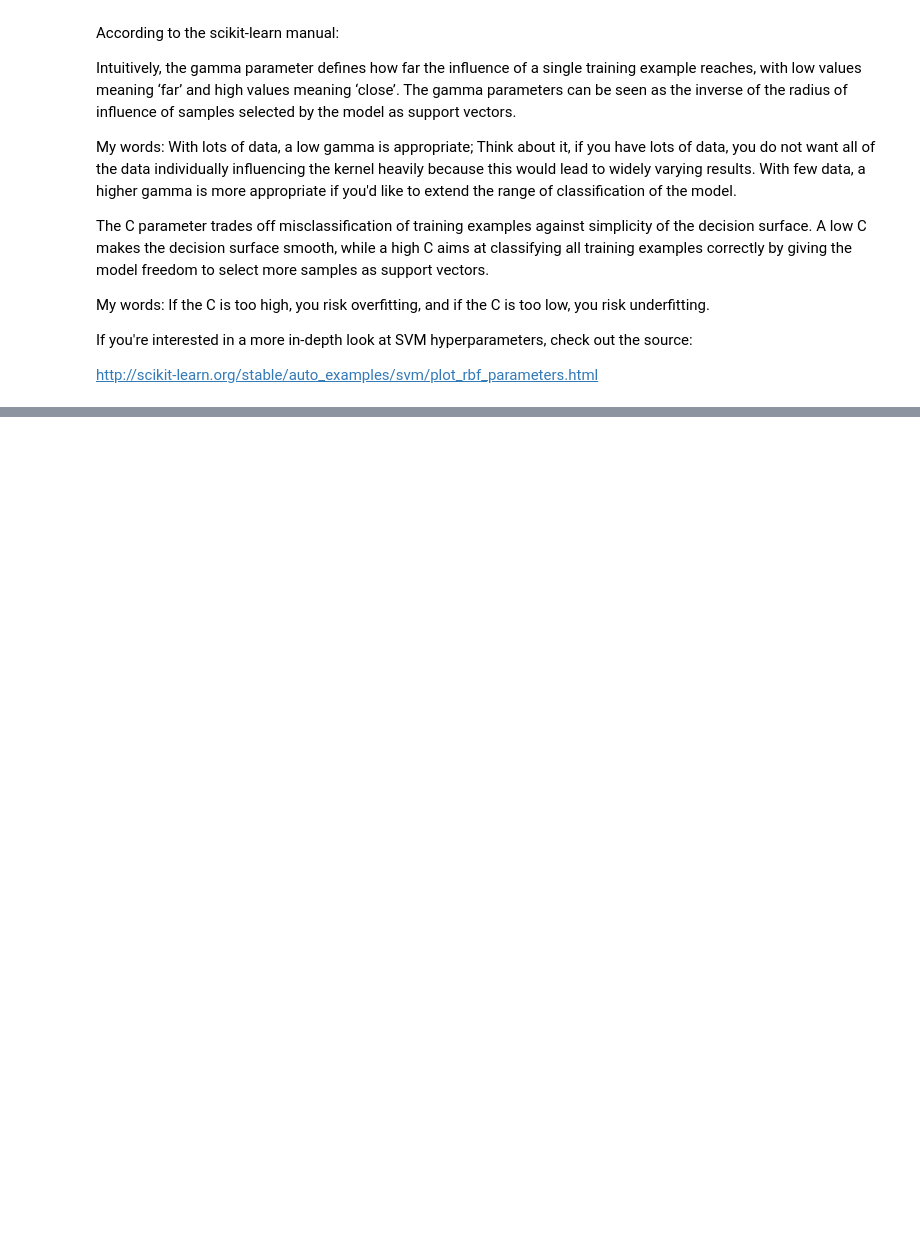
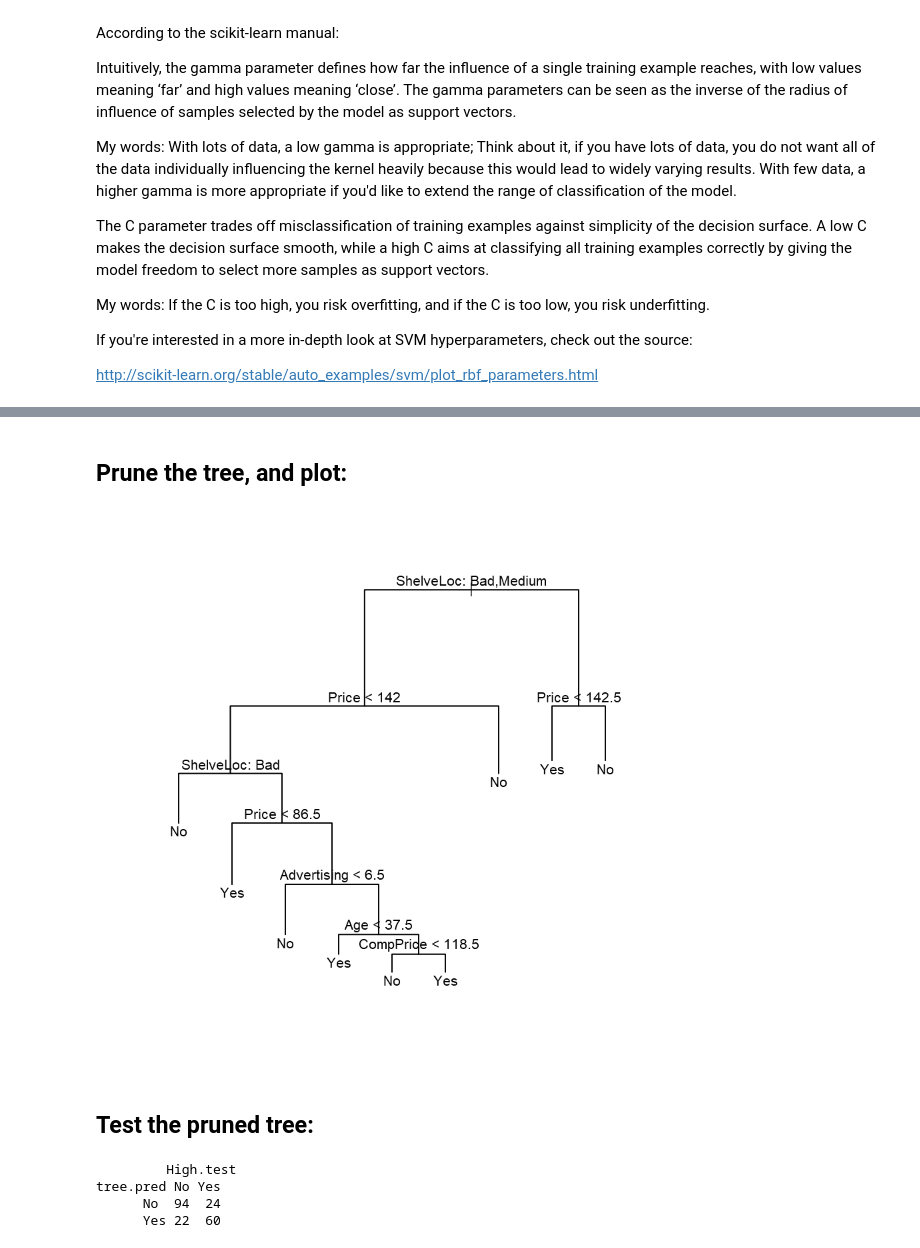
Before and after one commit to Hanel32/Data_Mining_Text_Analysis, a Jupyter notebook: Data Science Midterm Review.ipynb, the cells around one changed output, grey strips where cells are left out. Drawn from its saved outputs; the diff is of its cells as text; code cells hidden in the pictures; blank space fills up the shorter version.

```diff
--- a/Data Science Midterm Review.ipynb
+++ b/Data Science Midterm Review.ipynb
@@ -120,0 +165,8 @@ Provide a small example of using the decision tree for classification.
+# %%
+set.seed(2)
+train=sample(1:nrow(Carseats), 200)
+Carseats.test=Carseats[-train,]
+High.test=High[-train]
+tree.carseats = tree(High~.-Sales, Carseats, subset=train)
+tree.pred=predict(tree.carseats, Carseats.test, type="class")
+table(tree.pred, High.test)
@@ -120,0 +228,20 @@ Provide a small example of using the decision tree for classification.
+# %% [markdown]
+Prune the tree, and plot:
+----
+# %%
+prune.carseats=prune.misclass(tree.carseats, best=9)
+plot(prune.carseats)
+text(prune.carseats, pretty=0)
+# %% [output]
+[figure, added]
+# %% [markdown]
+Test the pruned tree:
+----
+# %%
+tree.pred=predict(prune.carseats, Carseats.test, type="class")
+table(tree.pred, High.test)
+# %% [output]
+         High.test
+tree.pred No Yes
+      No  94  24
+      Yes 22  60
```
Also changed, not shown: parts of 12 cells of this notebook.
